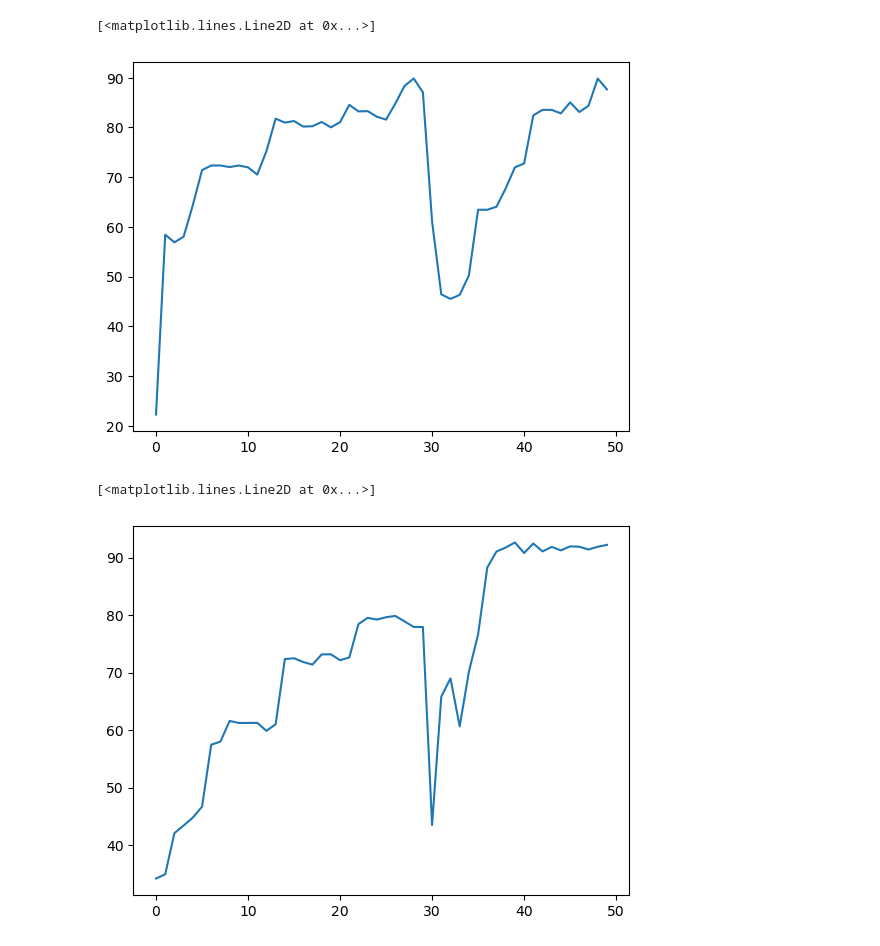
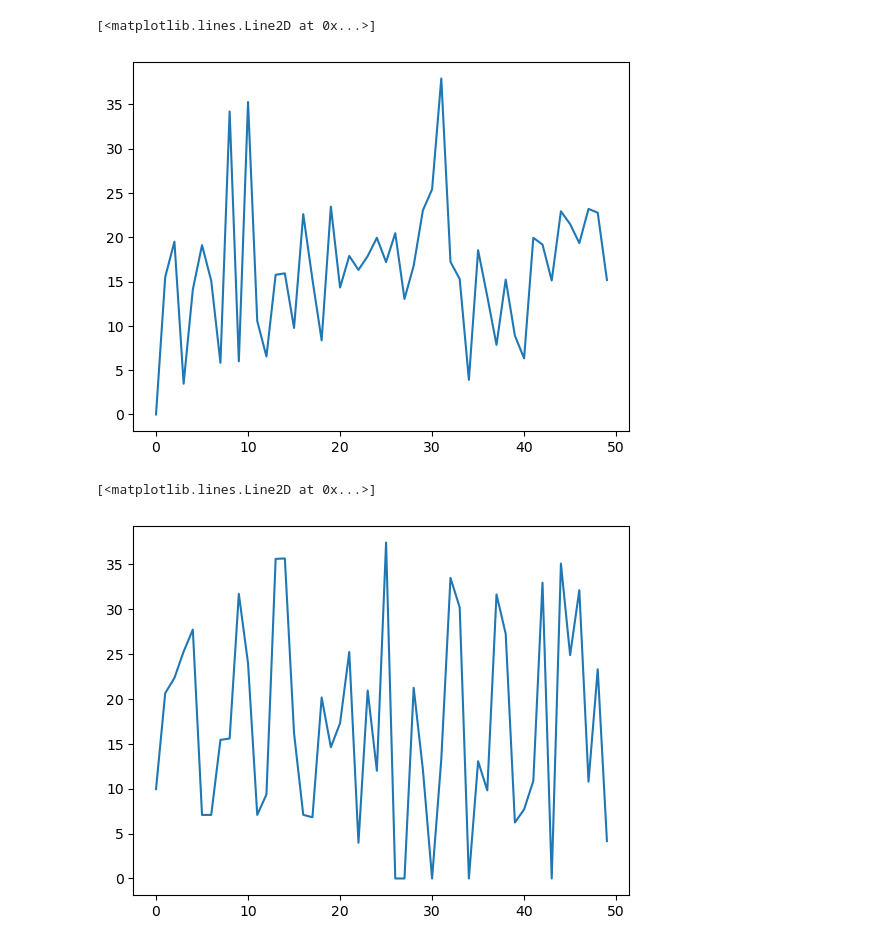
Before and after one commit to Kmccabe/dm_markets, a Jupyter notebook: modules_vCOVID/notebooks/test_notebook.ipynb, the cells around one changed output. Saved outputs shown, nothing was run; the diff lists cells and outputs as text; code cells hidden in the pictures.

```diff
--- a/modules_vCOVID/notebooks/test_notebook.ipynb
+++ b/modules_vCOVID/notebooks/test_notebook.ipynb
@@ -93,19 +93,19 @@ plt.plot(weeks_eff)
 # %%
 # Define the strategy parameters as a dictionary
-strategy_params = {'reset_flag_frequency':'WINDOW',
+strategy_params.update({'reset_flag_frequency':'WINDOW',
                    'reset_flag_min_trades': 1,
                    'reset_flag_window': 14
-                   }
+                   })
 
 # run an event simulation
-sim_data = dm_sim_experiment.make_event_sim(sim_name,
+sim_data1 = dm_sim_experiment.make_event_sim(sim_name,
                    num_weeks, num_periods, num_rounds,
                    num_traders, agent_groups, grid_size,
                    event_begin, event_end)
 
 weeks_eff = np.zeros(num_weeks)
 for i in range(num_weeks):
-    weeks_eff[i] = sim_data[i]['eff']
+    weeks_eff[i] = sim_data1[i]['eff']
 
 plt.plot(weeks_eff)
 # %% [output]
@@ -114,19 +114,19 @@ plt.plot(weeks_eff)
 # %%
 # Define the strategy parameters as a dictionary
-strategy_params = {'reset_flag_frequency':'WINDOW',
+strategy_params.update({'reset_flag_frequency':'WINDOW',
                    'reset_flag_min_trades': 1,
                    'reset_flag_window': 21
-                   }
+                   })
 
 # run an event simulation
-sim_data = dm_sim_experiment.make_event_sim(sim_name,
+sim_data2 = dm_sim_experiment.make_event_sim(sim_name,
                    num_weeks, num_periods, num_rounds,
                    num_traders, agent_groups, grid_size,
                    event_begin, event_end)
 
 weeks_eff = np.zeros(num_weeks)
 for i in range(num_weeks):
-    weeks_eff[i] = sim_data[i]['eff']
+    weeks_eff[i] = sim_data2[i]['eff']
 
 plt.plot(weeks_eff)
 # %% [output]
@@ -135,19 +135,19 @@ plt.plot(weeks_eff)
 # %%
 # Define the strategy parameters as a dictionary
-strategy_params = {'reset_flag_frequency':'WINDOW',
+strategy_params.update({'reset_flag_frequency':'WINDOW',
                    'reset_flag_min_trades': 1,
                    'reset_flag_window': 5
-                   }
+                   })
 
 # run an event simulation
-sim_data = dm_sim_experiment.make_event_sim(sim_name,
+sim_data3 = dm_sim_experiment.make_event_sim(sim_name,
                    num_weeks, num_periods, num_rounds,
                    num_traders, agent_groups, grid_size,
                    event_begin, event_end)
 
 weeks_eff = np.zeros(num_weeks)
 for i in range(num_weeks):
-    weeks_eff[i] = sim_data[i]['eff']
+    weeks_eff[i] = sim_data3[i]['eff']
 
 plt.plot(weeks_eff)
 # %% [output]
@@ -156,44 +156,44 @@ plt.plot(weeks_eff)
 # %%
 # Define the strategy parameters as a dictionary
-strategy_params = {'reset_flag_frequency':'WINDOW',
+strategy_params.update({'reset_flag_frequency':'WINDOW',
                    'reset_flag_min_trades': 3,
                    'reset_flag_window': 7
-                   }
+                   })
 
 # run an event simulation
-sim_data = dm_sim_experiment.make_event_sim(sim_name,
+sim_data4 = dm_sim_experiment.make_event_sim(sim_name,
                    num_weeks, num_periods, num_rounds,
                    num_traders, agent_groups, grid_size,
                    event_begin, event_end)
 
 weeks_eff = np.zeros(num_weeks)
 for i in range(num_weeks):
-    weeks_eff[i] = sim_data[i]['eff']
+    weeks_eff[i] = sim_data4[i]['eff']
 
 plt.plot(weeks_eff)
 # %% [output]
 [<matplotlib.lines.Line2D at 0x...>]
-[figure, old version]
+[figure, new version]
 # %%
 # Define the strategy parameters as a dictionary
-strategy_params = {'reset_flag_frequency':'WINDOW',
+strategy_params.update({'reset_flag_frequency':'WINDOW',
                    'reset_flag_min_trades': 6,
                    'reset_flag_window': 14
-                   }
+                   })
 
 # run an event simulation
-sim_data = dm_sim_experiment.make_event_sim(sim_name,
+sim_data5 = dm_sim_experiment.make_event_sim(sim_name,
                    num_weeks, num_periods, num_rounds,
                    num_traders, agent_groups, grid_size,
                    event_begin, event_end)
 
 weeks_eff = np.zeros(num_weeks)
 for i in range(num_weeks):
-    weeks_eff[i] = sim_data[i]['eff']
+    weeks_eff[i] = sim_data5[i]['eff']
 
 plt.plot(weeks_eff)
 # %% [output]
 [<matplotlib.lines.Line2D at 0x...>]
-[figure, old version]
+[figure, new version]
 # %%
 # Define the strategy parameters as a dictionary
```
Also changed, not shown: parts of 17 cells of this notebook, 4 other files.
